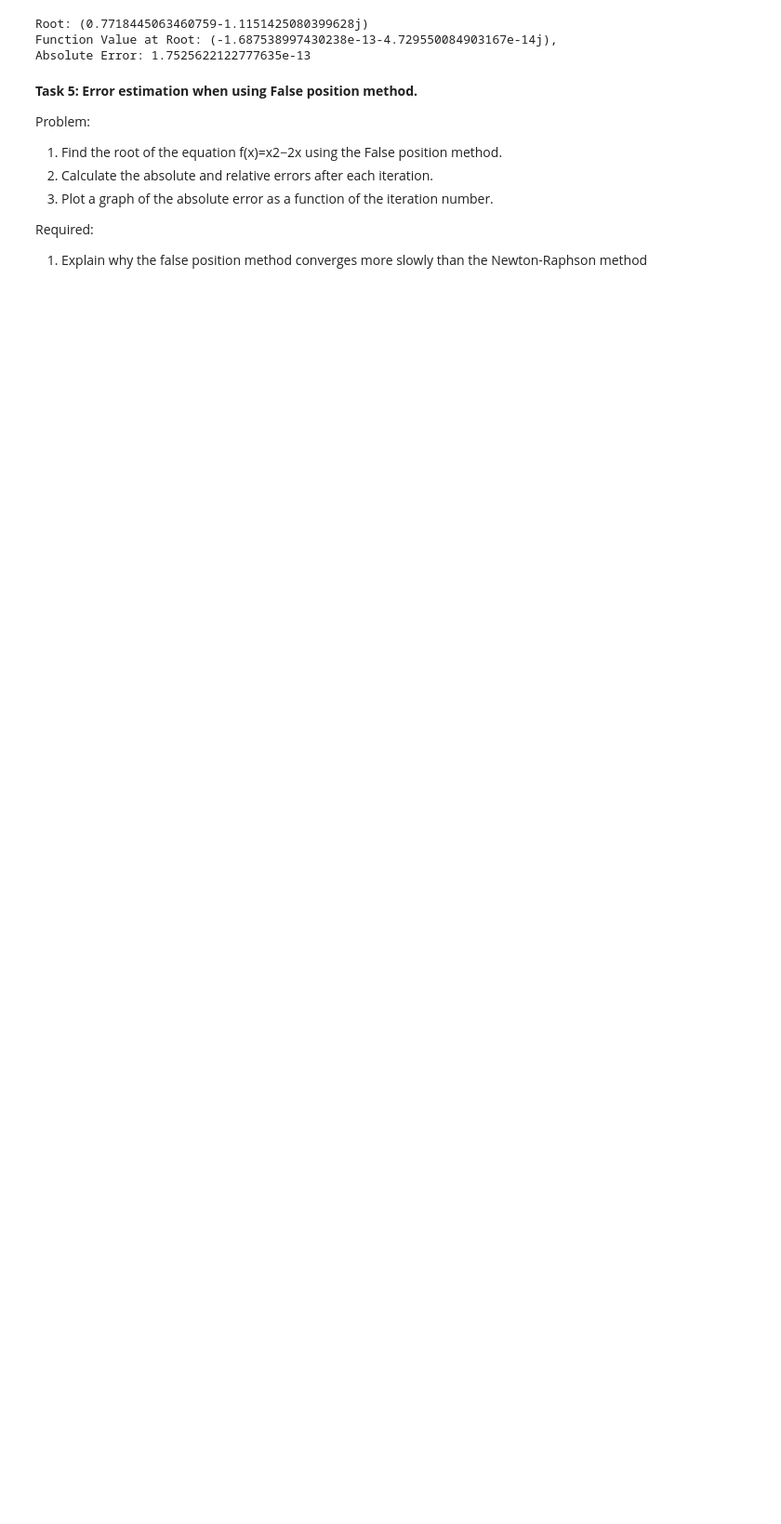
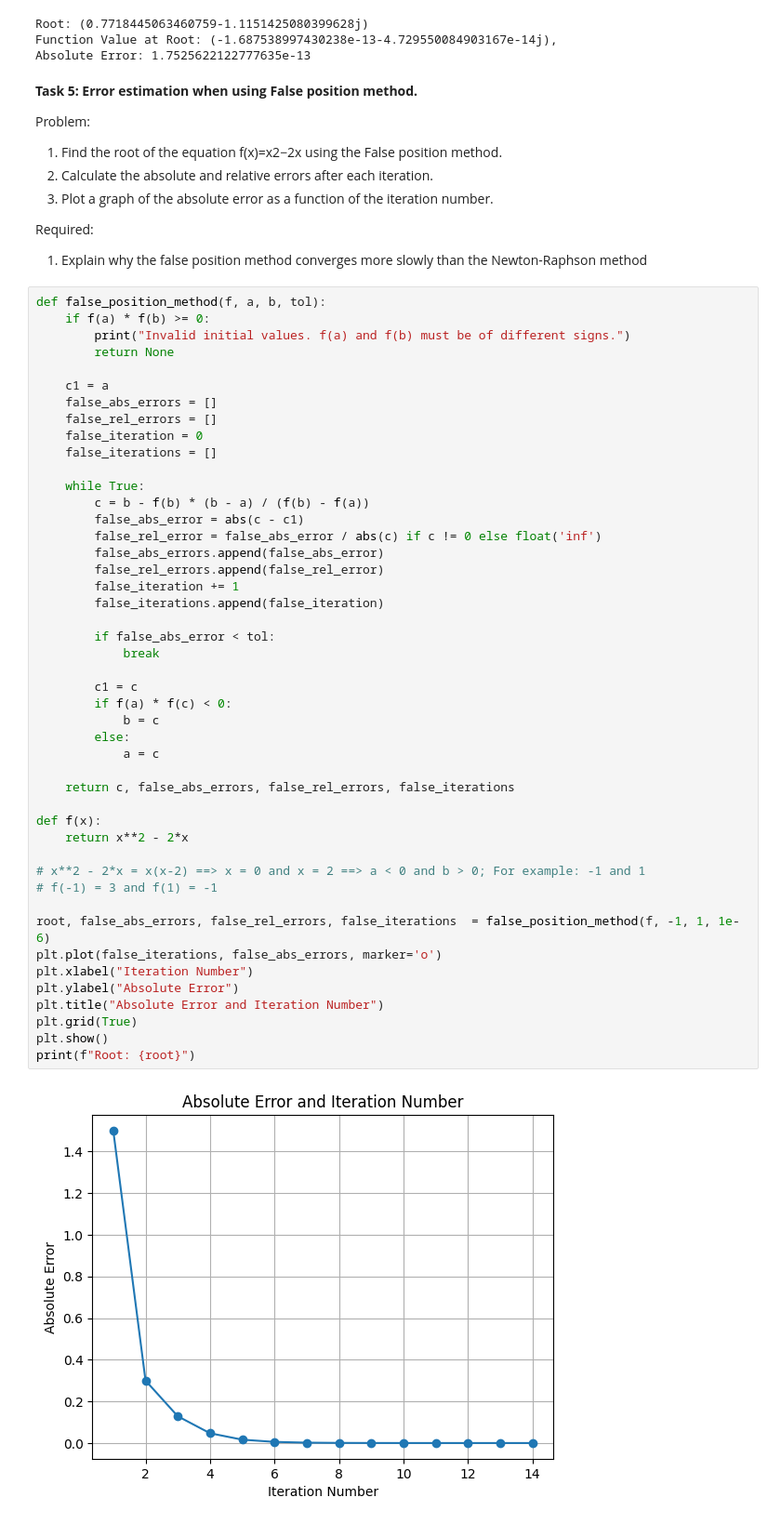
Before and after one commit to likoscp/Comp_Math_assignments, a Jupyter notebook: assignment.ipynb, the cells around one changed output. Shown: that part at 93% size. Drawn from its saved outputs; the diff is of its cells as text; blank space fills up the shorter version.

```diff
--- a/assignment.ipynb
+++ b/assignment.ipynb
@@ -275,3 +275,51 @@ Problem:
 Required:
 
 1. Explain why the false position method converges more slowly than the Newton-Raphson method
+# %%
+def false_position_method(f, a, b, tol):
+    if f(a) * f(b) >= 0:
+        print("Invalid initial values. f(a) and f(b) must be of different signs.")
+        return None
+
+    c1 = a
+    false_abs_errors = []
+    false_rel_errors = []
+    false_iteration = 0
+    false_iterations = []
+
+    while True:
+        c = b - f(b) * (b - a) / (f(b) - f(a))
+        false_abs_error = abs(c - c1)
+        false_rel_error = false_abs_error / abs(c) if c != 0 else float('inf')
+        false_abs_errors.append(false_abs_error)
+        false_rel_errors.append(false_rel_error)
+        false_iteration += 1
+        false_iterations.append(false_iteration)
+
+        if false_abs_error < tol:
+            break
+
+        c1 = c
+        if f(a) * f(c) < 0:
+            b = c
+        else:
+            a = c
+
+    return c, false_abs_errors, false_rel_errors, false_iterations
+
+def f(x):
+    return x**2 - 2*x
+
+# x**2 - 2*x = x(x-2) ==> x = 0 and x = 2 ==> a < 0 and b > 0; For example: -1 and 1
+# f(-1) = 3 and f(1) = -1
+
+root, false_abs_errors, false_rel_errors, false_iterations  = false_position_method(f, -1, 1, 1e-6)
+plt.plot(false_iterations, false_abs_errors, marker='o')
+plt.xlabel("Iteration Number")
+plt.ylabel("Absolute Error")
+plt.title("Absolute Error and Iteration Number")
+plt.grid(True)
+plt.show()
+print(f"Root: {root}")
+# %% [output]
+[figure, added]
```
Also changed, not shown: parts of 2 cells of this notebook.
